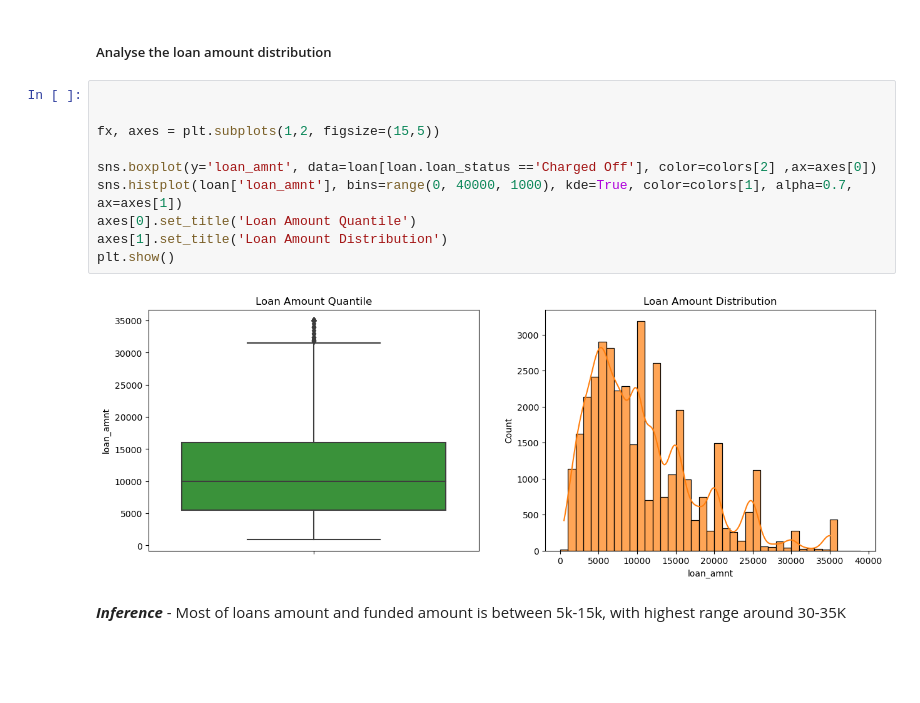
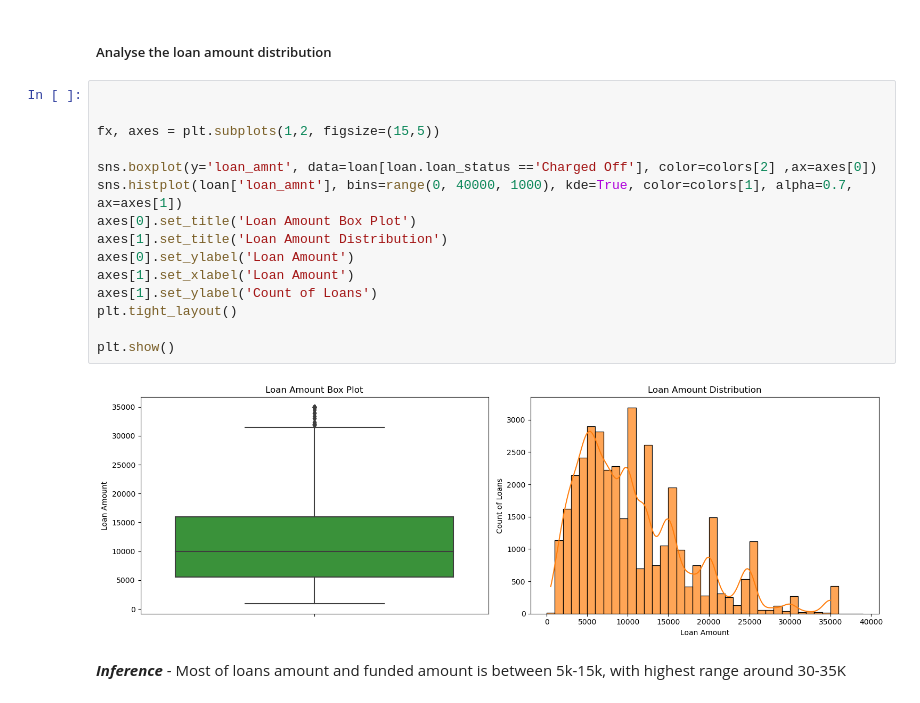
Before and after one commit to kondajji/Lending-Club_CaseStudy_TS, a Jupyter notebook: LendingClubCaseStudy-Tirth_Shankar.ipynb, the cells around one changed output. Drawn from its saved outputs; the diff is of its cells as text; blank space fills up the shorter version.

```diff
--- a/LendingClubCaseStudy.ipynb
+++ b/LendingClubCaseStudy-Tirth_Shankar.ipynb
@@ -379,15 +379,20 @@ plt.show()
 # %%
 
 
 fx, axes = plt.subplots(1,2, figsize=(15,5))
 
 sns.boxplot(y='loan_amnt', data=loan[loan.loan_status =='Charged Off'], color=colors[2] ,ax=axes[0])
 sns.histplot(loan['loan_amnt'], bins=range(0, 40000, 1000), kde=True, color=colors[1], alpha=0.7, ax=axes[1])
-axes[0].set_title('Loan Amount Quantile')
+axes[0].set_title('Loan Amount Box Plot')
 axes[1].set_title('Loan Amount Distribution')
+axes[0].set_ylabel('Loan Amount')
+axes[1].set_xlabel('Loan Amount')
+axes[1].set_ylabel('Count of Loans')
+plt.tight_layout()
+
 plt.show()
 # %% [output]
-[figure, old version]
+[figure, new version]
 # %% [markdown]
 ***Inference*** - Most of loans amount and funded amount is between 5k-15k, with highest range around 30-35K
 # %% [markdown]
```
Also changed, not shown: parts of 15 cells of this notebook, 2 other files.
